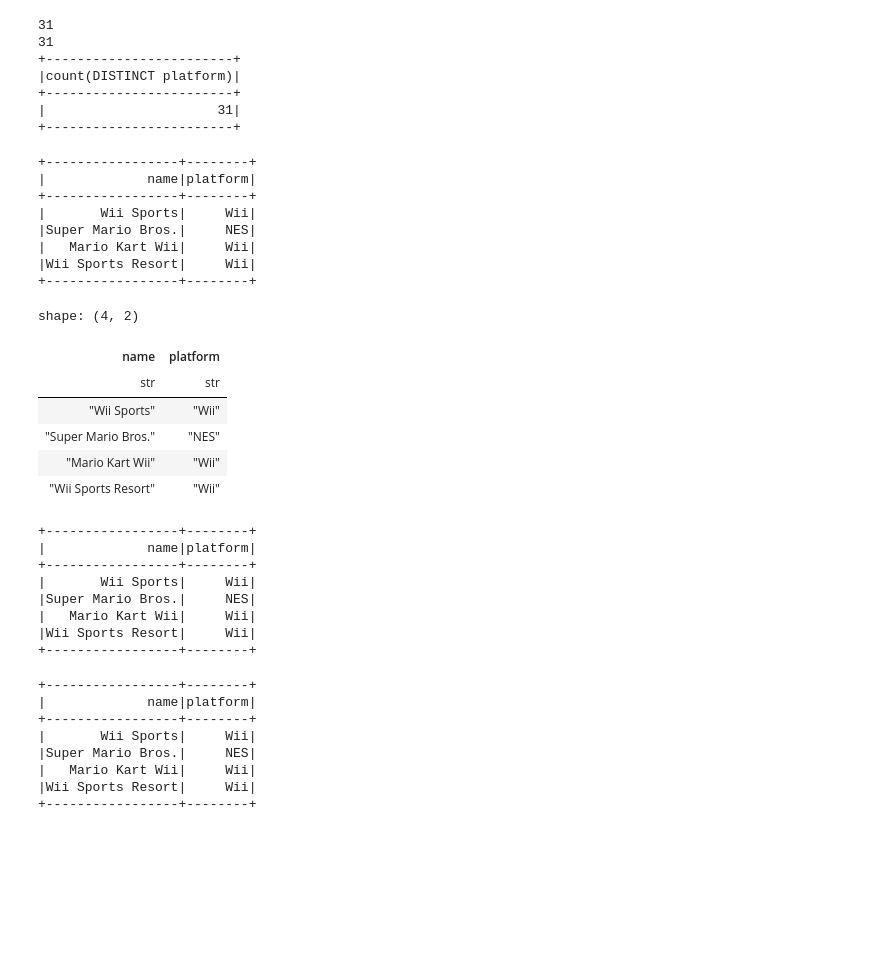
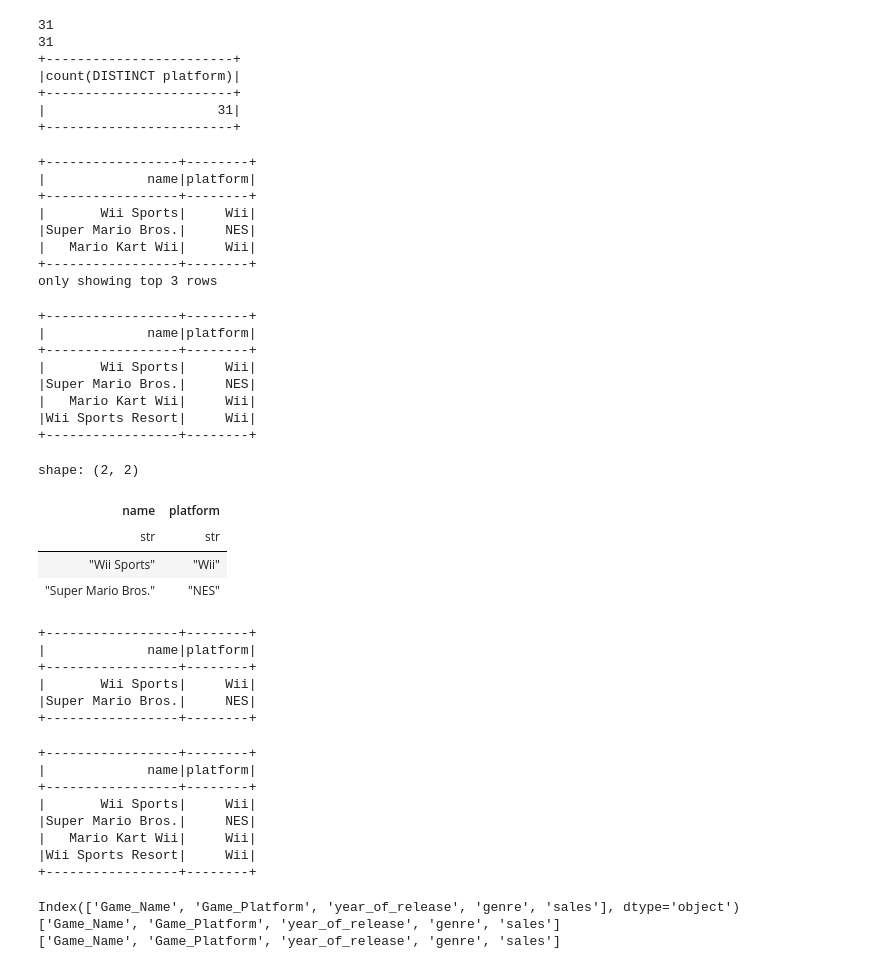
Before and after one commit to arteaga7/PySpark-Polars-Pandas, a Jupyter notebook: Notebooks/DA1.ipynb, the cells around one changed output. Drawn from its saved outputs; the diff is of its cells as text; code cells hidden in the pictures; blank space fills up the shorter version.

```diff
--- a/Notebooks/DA1.ipynb
+++ b/Notebooks/DA1.ipynb
@@ -313,7 +318,7 @@ shape: (1, 5)
 # Fill null values
 df['name'] = df['name'].fillna('Unknown')
 
-dp_filled = dp.with_columns(
+dp = dp.with_columns(
     pl.col("name").fill_null(value="Unknown")
 )
 
@@ -322,7 +327,7 @@ data = data.na.fill({"name": "Unknown"})
 # Fill null values with strategy
 df['sales'] = df['sales'].fillna(df['sales'].mean())
 
-dp_filled = dp.with_columns(
+dp = dp.with_columns(
     pl.col("sales").fill_null(strategy="mean") # 'forward', 'backward', 'min', 'max', 'mean'
 )
 
@@ -390,9 +377,18 @@ data_cut = data[['name','platform']]
 data_cut = data.select(['name','platform'])
 # %%
 # Extract info by column
-# df_cut = df.loc[:,['name','platform']]
-# dp_cut = dp.select(['name','platform'])
-# data_cut = data.select('name','platform').show()
+df_cut = df.loc[:,['name','platform']]
+dp_cut = dp.select(['name','platform'])
+data_cut = data.select('name','platform').show(3)
+# %% [output]
++-----------------+--------+
+|             name|platform|
++-----------------+--------+
+|       Wii Sports|     Wii|
+|Super Mario Bros.|     NES|
+|   Mario Kart Wii|     Wii|
++-----------------+--------+
+only showing top 3 rows
 # %%
 # Extract info by column and row
 df_cut = df.loc[0:3,['name','platform']]
@@ -416,32 +412,28 @@ data_cut = data.select('name', 'platform').limit(4).show()
 # %%
 # Extract info in consecutive columns
 df_cut = df.loc[0:3,'name':'platform']
 
 import polars.selectors as cs
 dp_cut = dp.select(pl.col("^name|platform$")).slice(0, 4)
-dp_cut.head()
+dp_cut.head(2)
 # %% [output]
-shape: (4, 2)
+shape: (2, 2)
 | name | platform |
 | str | str |
 | "Wii Sports" | "Wii" |
 | "Super Mario Bros." | "NES" |
-| "Mario Kart Wii" | "Wii" |
-| "Wii Sports Resort" | "Wii" |
 # %%
 cols = data.columns
 idx_start = cols.index("name")
 idx_end = cols.index("platform")
 target_cols = cols[idx_start : idx_end + 1]
-data_cut = data.select(*target_cols).limit(4).show()
+data_cut = data.select(*target_cols).limit(2).show()
 # %% [output]
 +-----------------+--------+
 |             name|platform|
 +-----------------+--------+
 |       Wii Sports|     Wii|
 |Super Mario Bros.|     NES|
-|   Mario Kart Wii|     Wii|
-|Wii Sports Resort|     Wii|
 +-----------------+--------+
 # %%
 # Extract info by column and row
@@ -466,0 +459,9 @@ data_r = data.withColumnRenamed('name', 'new_name').withColumnRenamed('platform'
+# %%
+# DataFrame columns
+print(df_r.columns)
+print(dp_r.columns)
+print(data_r.columns)
+# %% [output]
+Index(['Game_Name', 'Game_Platform', 'year_of_release', 'genre', 'sales'], dtype='object')
+['Game_Name', 'Game_Platform', 'year_of_release', 'genre', 'sales']
+['Game_Name', 'Game_Platform', 'year_of_release', 'genre', 'sales']
```
Also changed, not shown: parts of 15 cells of this notebook.
